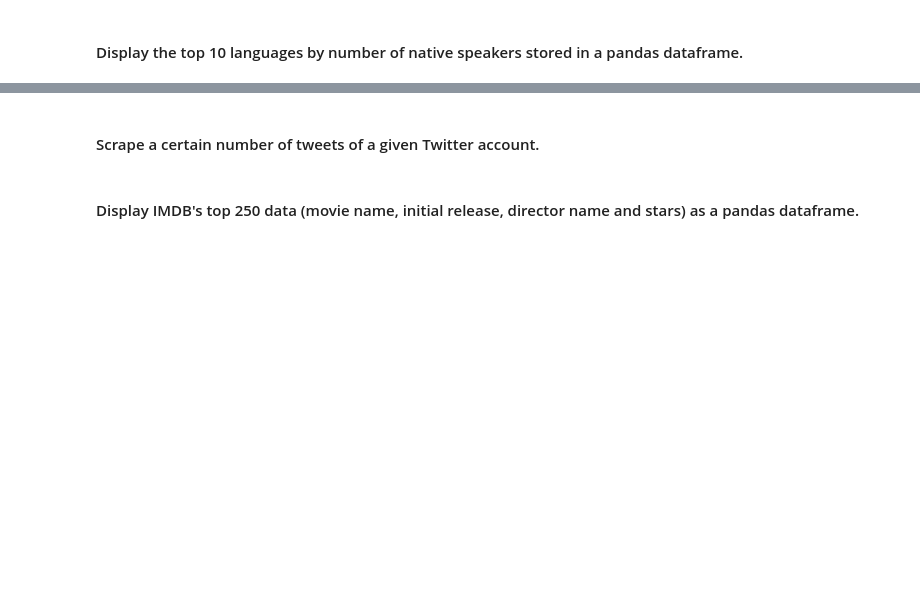
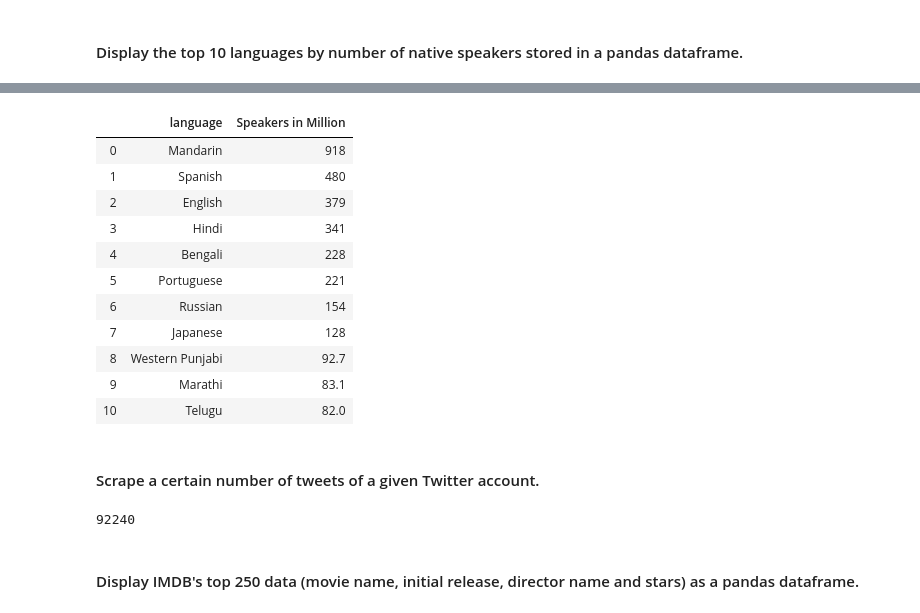
Before and after one commit to ta-data-lis/lab-web-scraping, a Jupyter notebook: your-code/main.ipynb, the cells around one changed output, grey strips where cells are left out. Drawn from its saved outputs; the diff is of its cells as text; code cells hidden in the pictures; blank space fills up the shorter version.

```diff
--- a/your-code/main.ipynb
+++ b/your-code/main.ipynb
@@ -151,2 +558,7 @@ url = 'https://en.wikipedia.org/wiki/List_of_languages_by_number_of_native_speak
 # %%
 # your code here
+soup2=soup.find_all('td')
+#soup2
+# %%
+languages = [element.text.replace('\n','') for element in soup2]
+languages
@@ -152,0 +583,4 @@ url = 'https://en.wikipedia.org/wiki/List_of_languages_by_number_of_native_speak
+# %%
+lst1 = [element.replace('[9]','').replace('[10]','').replace('[11]','') for element in languages[1:-1:7]]
+lst1 = lst1[:11]
+lst1
@@ -152,0 +599,4 @@ url = 'https://en.wikipedia.org/wiki/List_of_languages_by_number_of_native_speak
+# %%
+lst2 = [element for element in languages[4:-1:7]]
+lst2 = lst2[:11]
+lst2
@@ -153,3 +615,19 @@ url = 'https://en.wikipedia.org/wiki/List_of_languages_by_number_of_native_speak
+# %%
+lst = pd.DataFrame(list(zip(lst1,lst2)),columns =['language', 'Speakers in Million'])
+lst
+# %% [output]
+|  | language | Speakers in Million |
+| 0 | Mandarin | 918 |
+| 1 | Spanish | 480 |
+| 2 | English | 379 |
+| 3 | Hindi | 341 |
+| 4 | Bengali | 228 |
+| 5 | Portuguese | 221 |
+| 6 | Russian | 154 |
+| 7 | Japanese | 128 |
+| 8 | Western Punjabi | 92.7 |
+| 9 | Marathi | 83.1 |
+| 10 | Telugu | 82.0 |
 # %% [markdown]
 #### Scrape a certain number of tweets of a given Twitter account.
 # %%
@@ -158,6 +636,9 @@ url = 'https://en.wikipedia.org/wiki/List_of_languages_by_number_of_native_speak
 url = 'https://twitter.com/'
 # %%
 # your code here
+api.get_user('Sporting_CP').statuses_count
+# %% [output]
+92240
 # %% [markdown]
 #### Display IMDB's top 250 data (movie name, initial release, director name and stars) as a pandas dataframe.
 # %%
```
Also changed, not shown: parts of 48 cells of this notebook.
